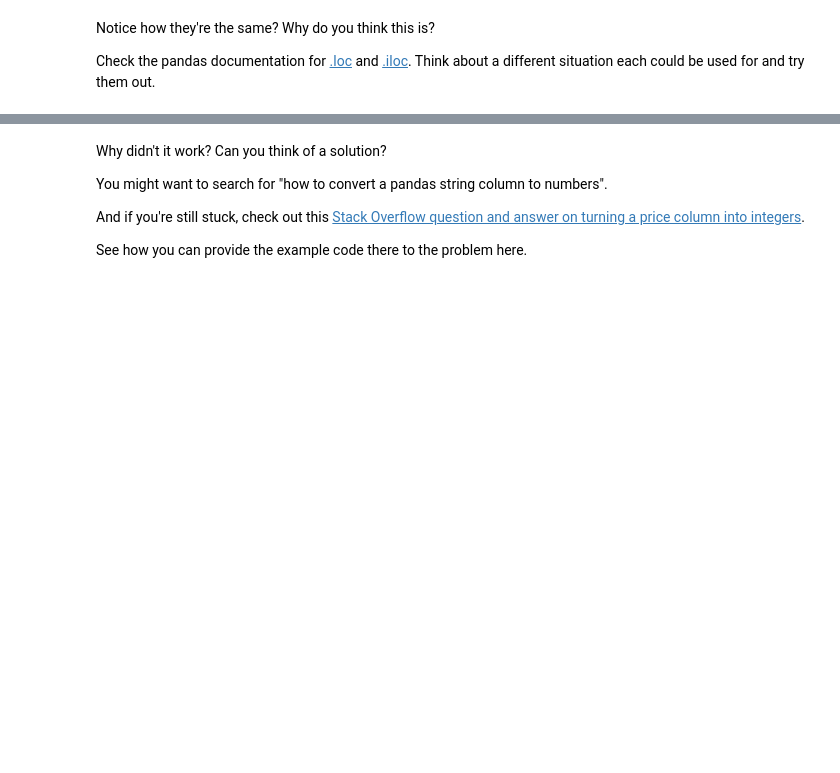
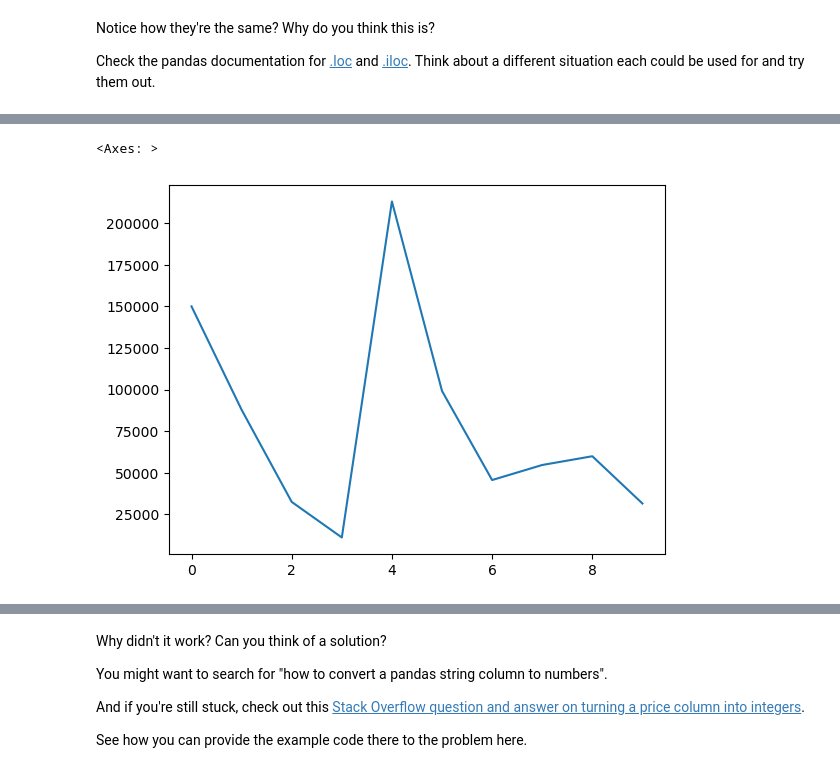
Before and after one commit to Jeevan-Neupane/Numpy-And-Pandas, a Jupyter notebook: pandas-exercises.ipynb, the cells around one changed output, grey strips where cells are left out. Cells and saved outputs as stored; diff of their text form; code cells hidden in the pictures; blank space fills up the shorter version.

```diff
--- a/pandas-exercises.ipynb
+++ b/pandas-exercises.ipynb
@@ -31,2 +40,4 @@ dtype: object
 # %%
 # Import "../data/car-sales.csv" and turn it into a DataFrame
+car_sales_data=pd.read_csv("https://raw.githubusercontent.com/mrdbourke/zero-to-mastery-ml/refs/heads/master/data/car-sales.csv");
+car_sales_data.head()
@@ -77,5 +228,9 @@ Check the pandas documentation for [.loc](https://pandas.pydata.org/pandas-docs/
 # %%
 # Import Matplotlib and create a plot of the Odometer column
 # Don't forget to use %matplotlib inline
+car_sales_data["Odometer (KM)"].plot()
+# %% [output]
+<Axes: >
+[figure, added]
 # %%
 # Create a histogram of the Odometer column using hist()
```
Also changed, not shown: parts of 47 cells of this notebook, 1 other file.
